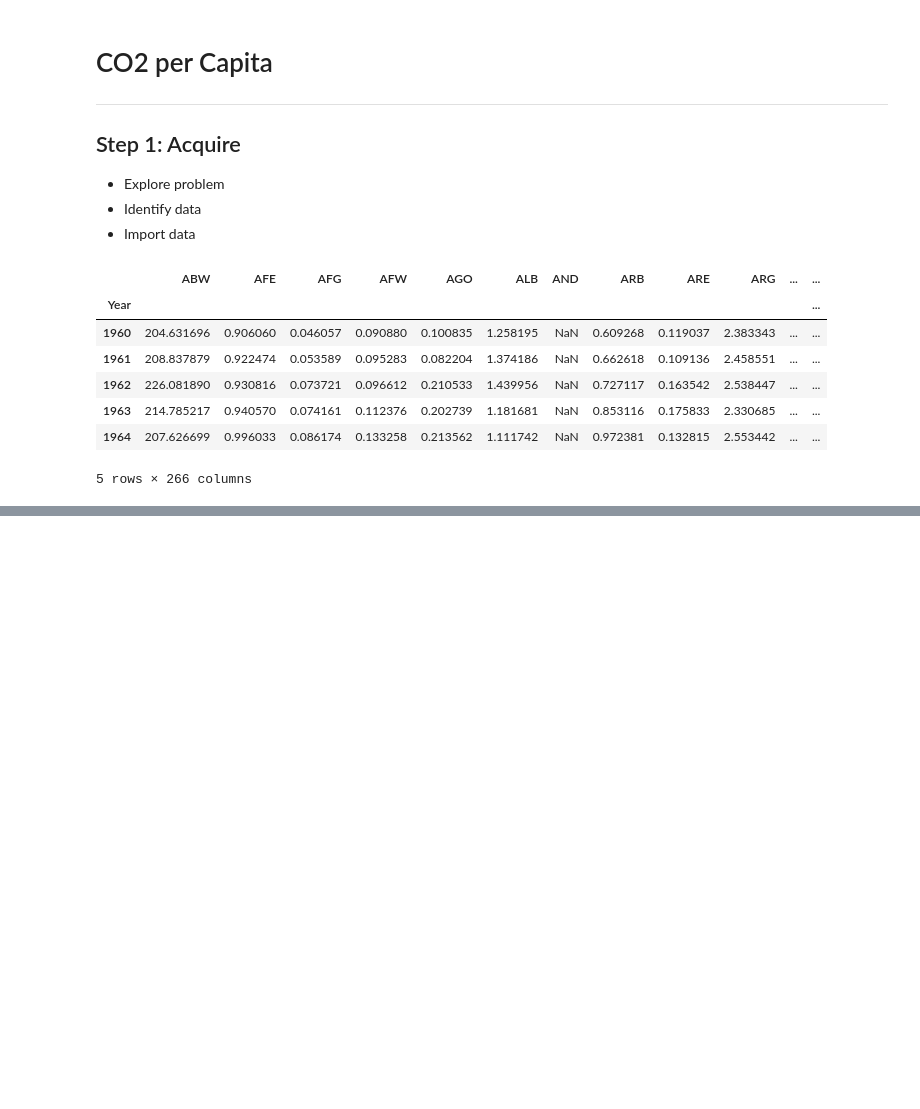
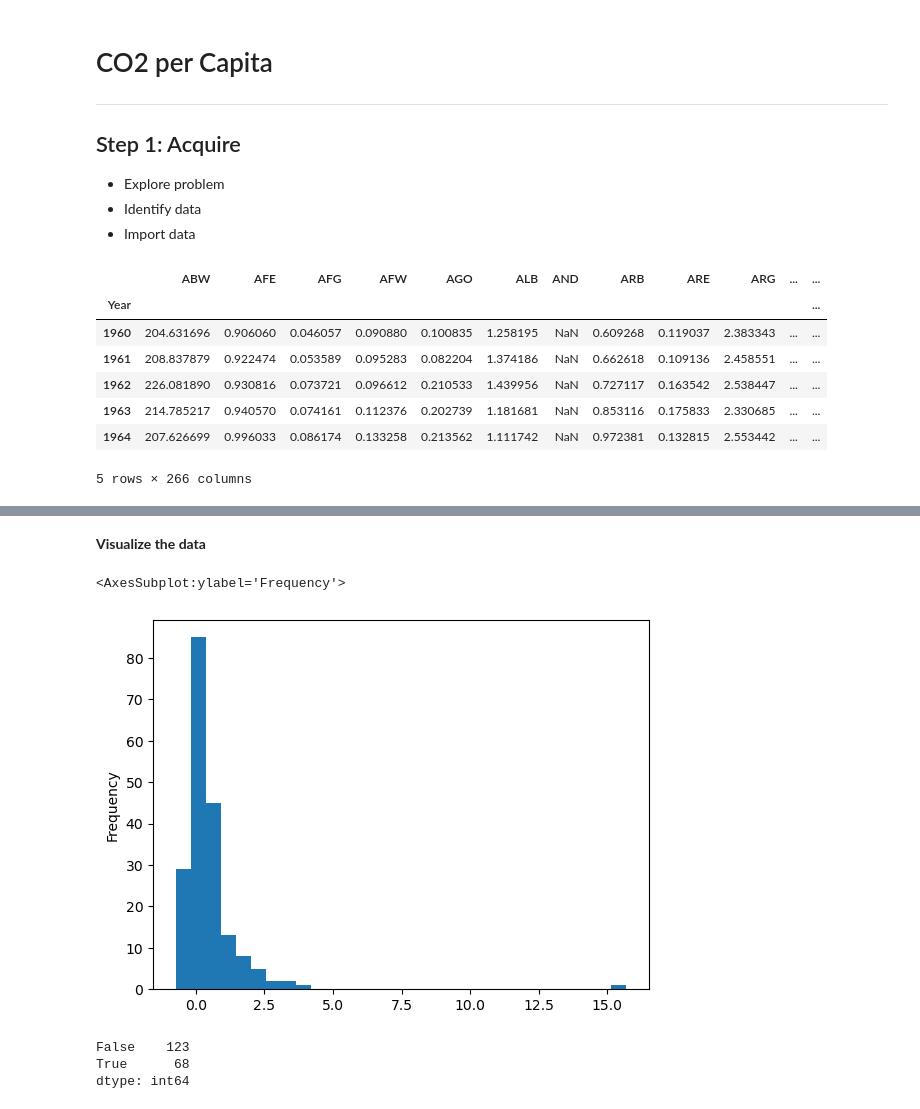
Before and after one commit to Abisoyesam/DS-ML-DL-tuts, a Jupyter notebook: DS With Rune/Lesson 3 - Project.ipynb, the cells around one changed output, grey strips where cells are left out. Cells and saved outputs as stored; diff of their text form; code cells hidden in the pictures; blank space fills up the shorter version.

```diff
--- a/DS With Rune/Lesson 3 - Project.ipynb
+++ b/DS With Rune/Lesson 3 - Project.ipynb
@@ -24,0 +128,2 @@ data.head()
+# %%
+data_plot = (clean_data.loc[2018] - clean_data.loc[1998])/clean_data.loc[1998]
@@ -24,0 +142,13 @@ data.head()
+# %% [markdown]
+**Visualize the data**
+# %%
+data_plot.plot.hist(bins=30)
+# %% [output]
+<AxesSubplot:ylabel='Frequency'>
+[figure, added]
+# %%
+(data_plot < 0).value_counts()
+# %% [output]
+False    123
+True      68
+dtype: int64
```
Also changed, not shown: parts of 12 cells of this notebook.
